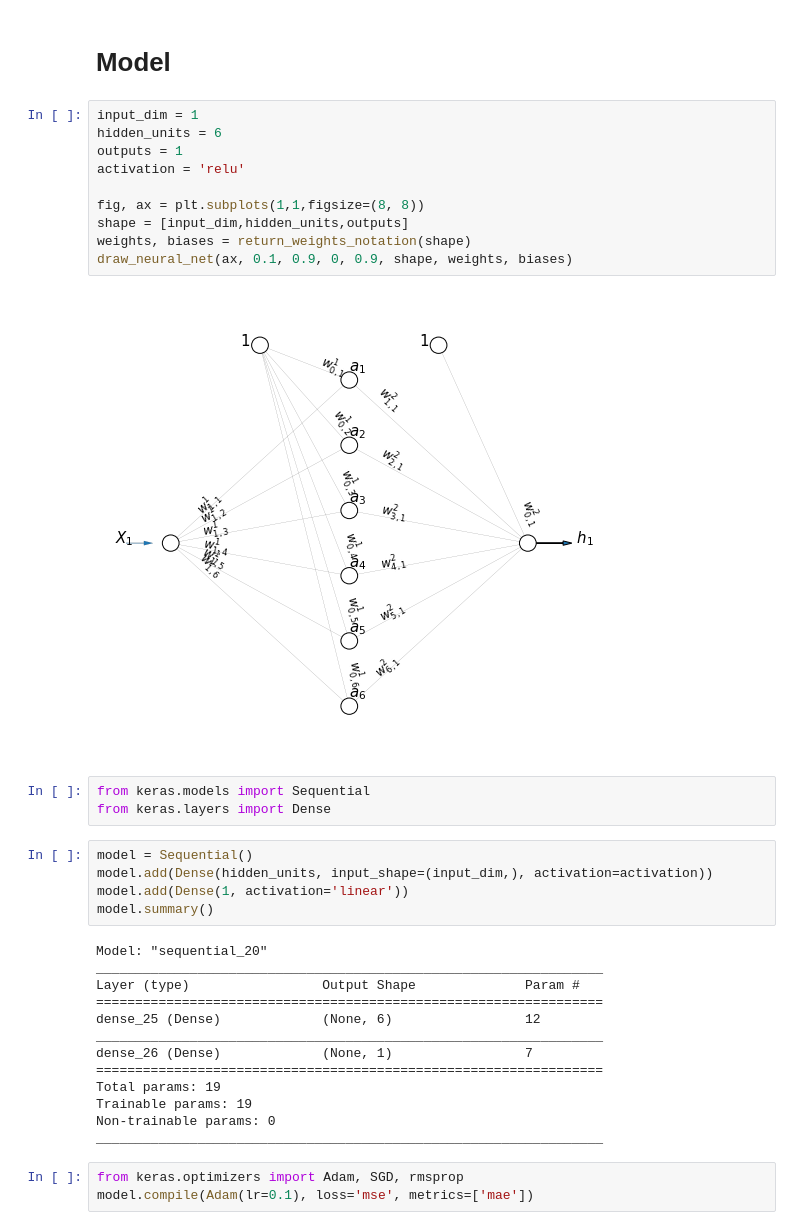
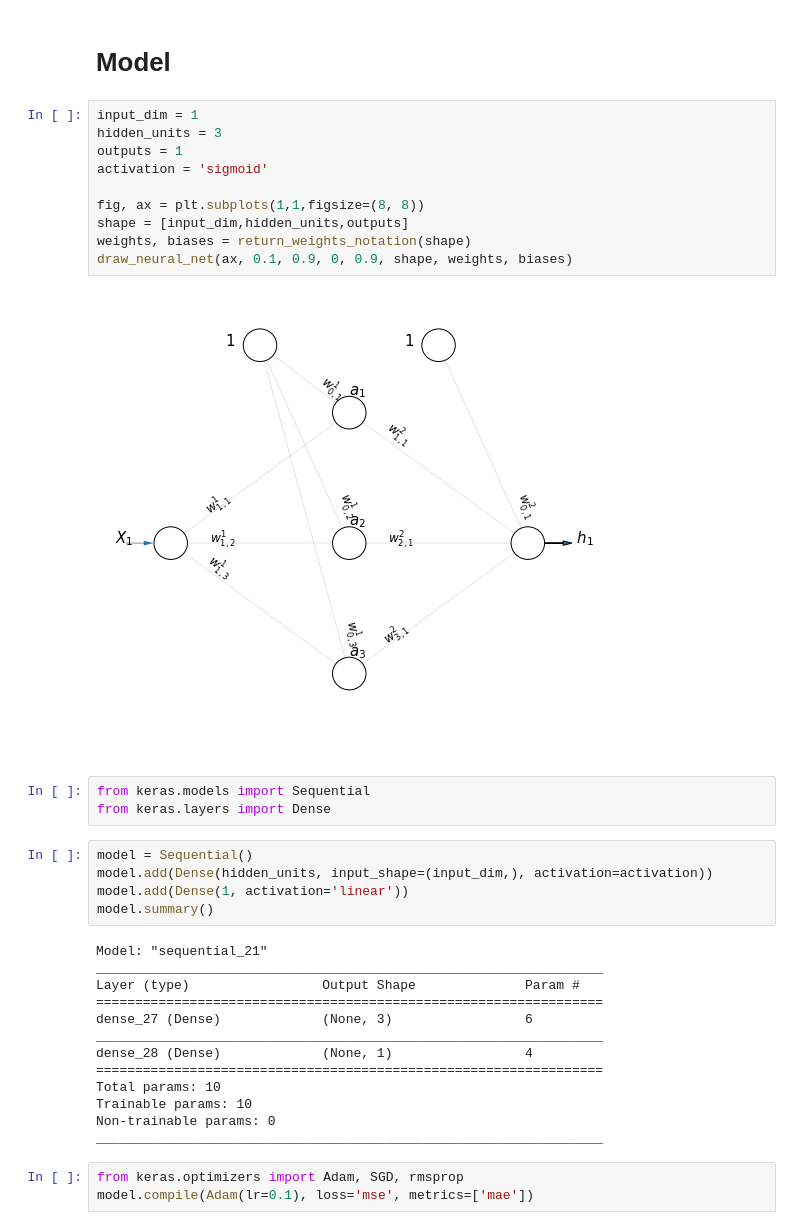
Before and after one commit to edugarg/MLP-2019, a Jupyter notebook: 02-MLP-regresion.ipynb, the cells around one changed output. Drawn from its saved outputs; the diff is of its cells as text.

```diff
--- a/02-MLP-regresion.ipynb
+++ b/02-MLP-regresion.ipynb
@@ -39,16 +39,16 @@ plt.scatter(X, y)
 # Model
 # %%
 input_dim = 1
-hidden_units = 6
+hidden_units = 3
 outputs = 1
-activation = 'relu'
+activation = 'sigmoid'
 
 fig, ax = plt.subplots(1,1,figsize=(8, 8))
 shape = [input_dim,hidden_units,outputs]
 weights, biases = return_weights_notation(shape)
 draw_neural_net(ax, 0.1, 0.9, 0, 0.9, shape, weights, biases)
 # %% [output]
-[figure, old version]
+[figure, new version]
 # %%
 from keras.models import Sequential
 from keras.layers import Dense
@@ -58,16 +58,16 @@ model.add(Dense(hidden_units, input_shape=(input_dim,), activation=activation))
 model.add(Dense(1, activation='linear'))
 model.summary()
 # %% [output]
-Model: "sequential_20"
+Model: "sequential_21"
 _________________________________________________________________
 Layer (type)                 Output Shape              Param #
 =================================================================
-dense_25 (Dense)             (None, 6)                 12
+dense_27 (Dense)             (None, 3)                 6
 _________________________________________________________________
-dense_26 (Dense)             (None, 1)                 7
+dense_28 (Dense)             (None, 1)                 4
 =================================================================
-Total params: 19
-Trainable params: 19
+Total params: 10
+Trainable params: 10
 Non-trainable params: 0
 _________________________________________________________________
 # %%
```
Also changed, not shown: parts of 2 cells of this notebook.
